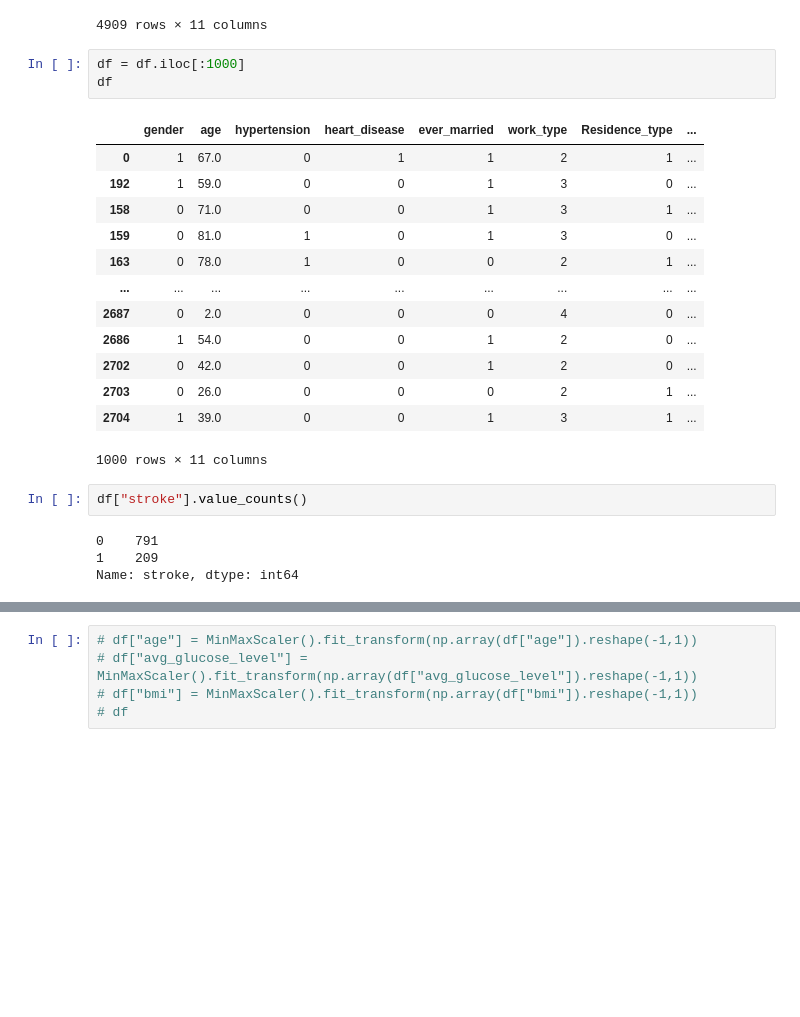
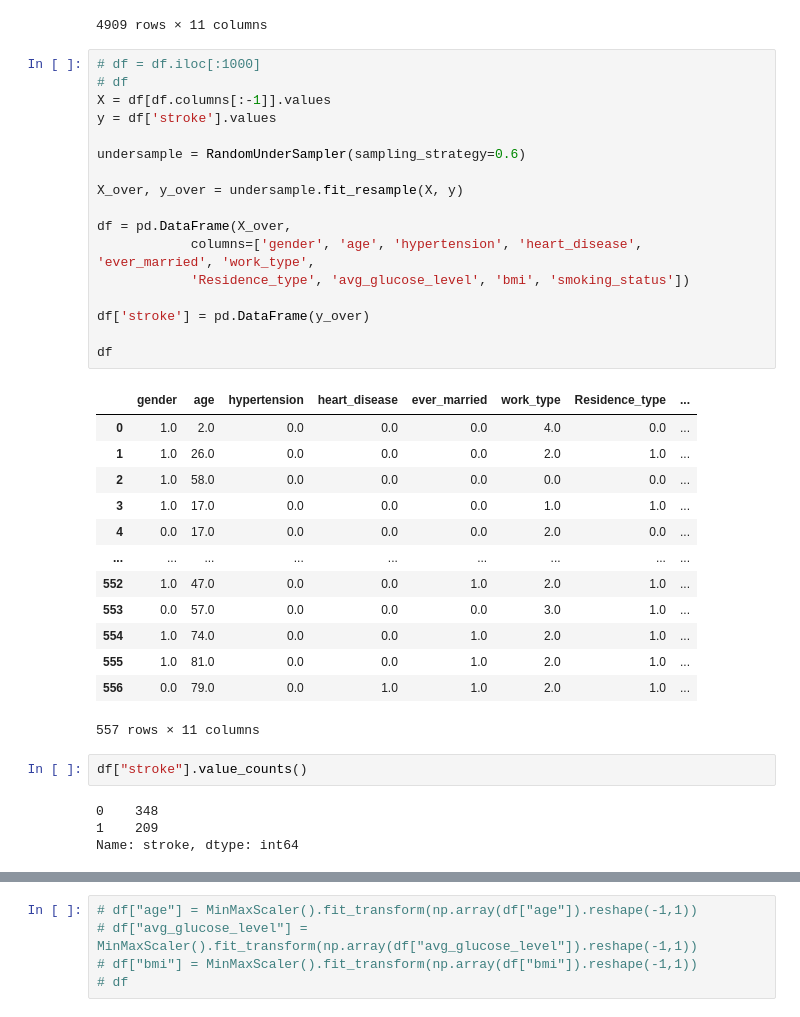
Before and after one commit to syarifahaisha/KBS-Stroke-Prediction, a Jupyter notebook: model.ipynb, the cells around one changed output, grey strips where cells are left out. Drawn from its saved outputs; the diff is of its cells as text; blank space fills up the shorter version.

```diff
--- a/model.ipynb
+++ b/model.ipynb
@@ -123,27 +125,41 @@ df
 | 1870 | 0 | 53.0 | 0 | 0 | 1 | 3 | 1 | ... |
 | 5109 | 0 | 44.0 | 0 | 0 | 1 | 0 | 1 | ... |
 4909 rows × 11 columns
-# %%
-df = df.iloc[:1000]
-df
-# %% [output]
-|  | gender | age | hypertension | heart_disease | ever_married | work_type | Residence_type | ... |
-| 0 | 1 | 67.0 | 0 | 1 | 1 | 2 | 1 | ... |
-| 192 | 1 | 59.0 | 0 | 0 | 1 | 3 | 0 | ... |
-| 158 | 0 | 71.0 | 0 | 0 | 1 | 3 | 1 | ... |
-| 159 | 0 | 81.0 | 1 | 0 | 1 | 3 | 0 | ... |
-| 163 | 0 | 78.0 | 1 | 0 | 0 | 2 | 1 | ... |
-| ... | ... | ... | ... | ... | ... | ... | ... | ... |
-| 2687 | 0 | 2.0 | 0 | 0 | 0 | 4 | 0 | ... |
-| 2686 | 1 | 54.0 | 0 | 0 | 1 | 2 | 0 | ... |
-| 2702 | 0 | 42.0 | 0 | 0 | 1 | 2 | 0 | ... |
-| 2703 | 0 | 26.0 | 0 | 0 | 0 | 2 | 1 | ... |
-| 2704 | 1 | 39.0 | 0 | 0 | 1 | 3 | 1 | ... |
-1000 rows × 11 columns
+# %%
+# df = df.iloc[:1000]
+# df
+X = df[df.columns[:-1]].values
+y = df['stroke'].values
+
+undersample = RandomUnderSampler(sampling_strategy=0.6)
+
+X_over, y_over = undersample.fit_resample(X, y)
+
+df = pd.DataFrame(X_over,
+            columns=['gender', 'age', 'hypertension', 'heart_disease', 'ever_married', 'work_type',
+            'Residence_type', 'avg_glucose_level', 'bmi', 'smoking_status'])
+
+df['stroke'] = pd.DataFrame(y_over)
+
+df
+# %% [output]
+|  | gender | age | hypertension | heart_disease | ever_married | work_type | Residence_type | ... |
+| 0 | 1.0 | 2.0 | 0.0 | 0.0 | 0.0 | 4.0 | 0.0 | ... |
+| 1 | 1.0 | 26.0 | 0.0 | 0.0 | 0.0 | 2.0 | 1.0 | ... |
+| 2 | 1.0 | 58.0 | 0.0 | 0.0 | 0.0 | 0.0 | 0.0 | ... |
+| 3 | 1.0 | 17.0 | 0.0 | 0.0 | 0.0 | 1.0 | 1.0 | ... |
+| 4 | 0.0 | 17.0 | 0.0 | 0.0 | 0.0 | 2.0 | 0.0 | ... |
+| ... | ... | ... | ... | ... | ... | ... | ... | ... |
+| 552 | 1.0 | 47.0 | 0.0 | 0.0 | 1.0 | 2.0 | 1.0 | ... |
+| 553 | 0.0 | 57.0 | 0.0 | 0.0 | 0.0 | 3.0 | 1.0 | ... |
+| 554 | 1.0 | 74.0 | 0.0 | 0.0 | 1.0 | 2.0 | 1.0 | ... |
+| 555 | 1.0 | 81.0 | 0.0 | 0.0 | 1.0 | 2.0 | 1.0 | ... |
+| 556 | 0.0 | 79.0 | 0.0 | 1.0 | 1.0 | 2.0 | 1.0 | ... |
+557 rows × 11 columns
 # %%
 df["stroke"].value_counts()
 # %% [output]
-0    791
+0    348
 1    209
 Name: stroke, dtype: int64
 # %%
```
Also changed, not shown: parts of 7 cells of this notebook, 5 other files.
